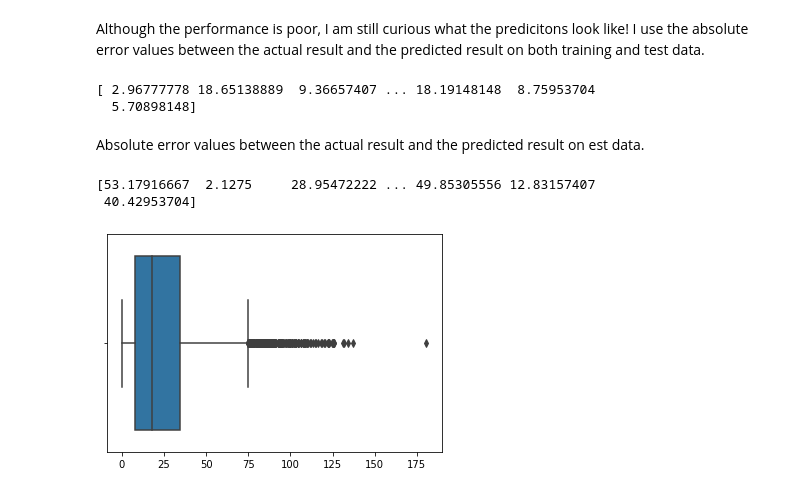
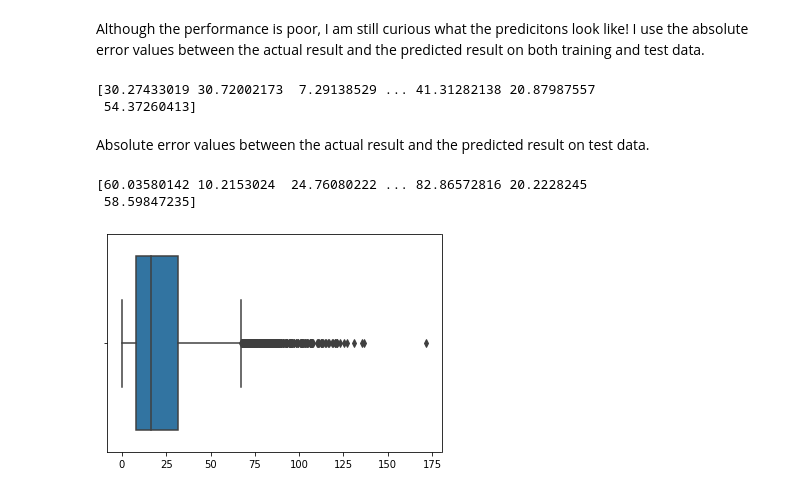
Before and after one commit to weimingma/Boston-Marathon, a Jupyter notebook: main.ipynb, the cells around one changed output. Saved outputs shown, nothing was run; the diff lists cells and outputs as text; code cells hidden in the pictures.

```diff
--- a/main.ipynb
+++ b/main.ipynb
@@ -578,21 +536,21 @@ Test set score: 0.36
 Although the performance is poor, I am still curious what the predicitons look like!
 I use the absolute error values between the actual result and the predicted result on both training and test data.
 # %%
-pred = rf.predict(X_train)
+pred = lr.predict(X_train)
 err = np.abs(y_train - pred)/60
 print(err)
 # %% [output]
-[ 2.96777778 18.65138889  9.36657407 ... 18.19148148  8.75953704
-  5.70898148]
+[30.27433019 30.72002173  7.29138529 ... 41.31282138 20.87987557
+ 54.37260413]
 # %% [markdown]
-Absolute error values between the actual result and the predicted result on est data.
+Absolute error values between the actual result and the predicted result on test data.
 # %%
-pred = rf.predict(X_test)
+pred = lr.predict(X_test)
 err = np.abs(y_test - pred)/60
 print(err)
 sns.boxplot(err)
 plt.show()
 # %% [output]
-[53.17916667  2.1275     28.95472222 ... 49.85305556 12.83157407
- 40.42953704]
+[60.03580142 10.2153024  24.76080222 ... 82.86572816 20.2228245
+ 58.59847235]
-[figure, old version]
+[figure, new version]
```
Also changed, not shown: parts of 12 cells of this notebook.
